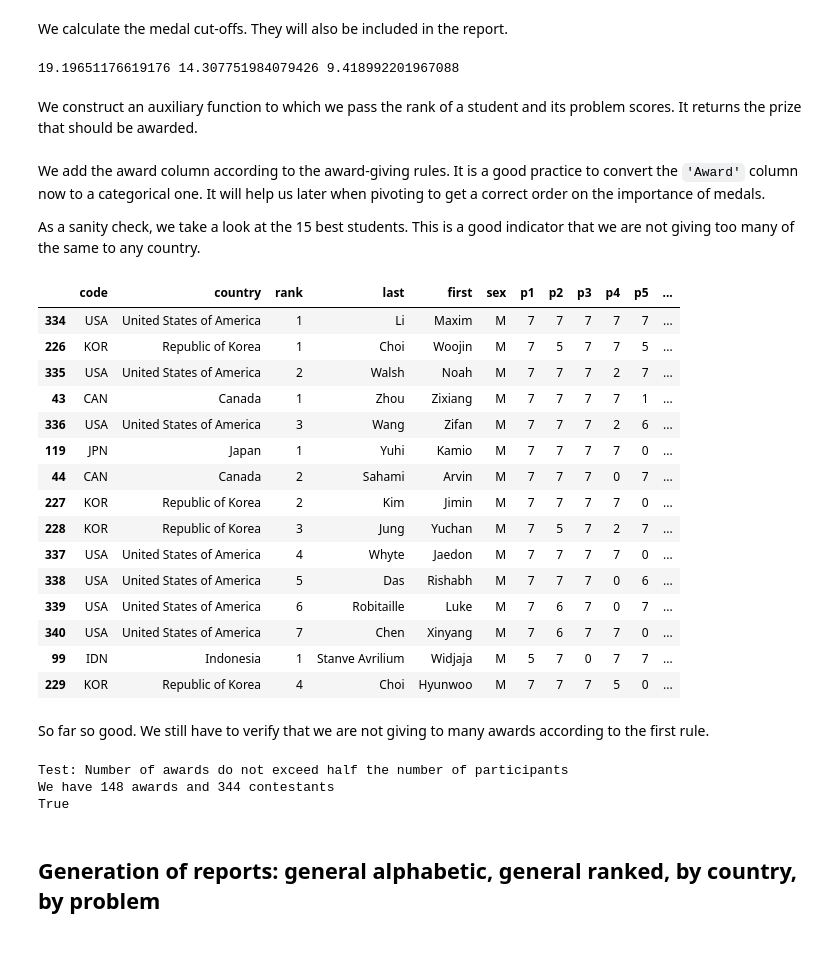
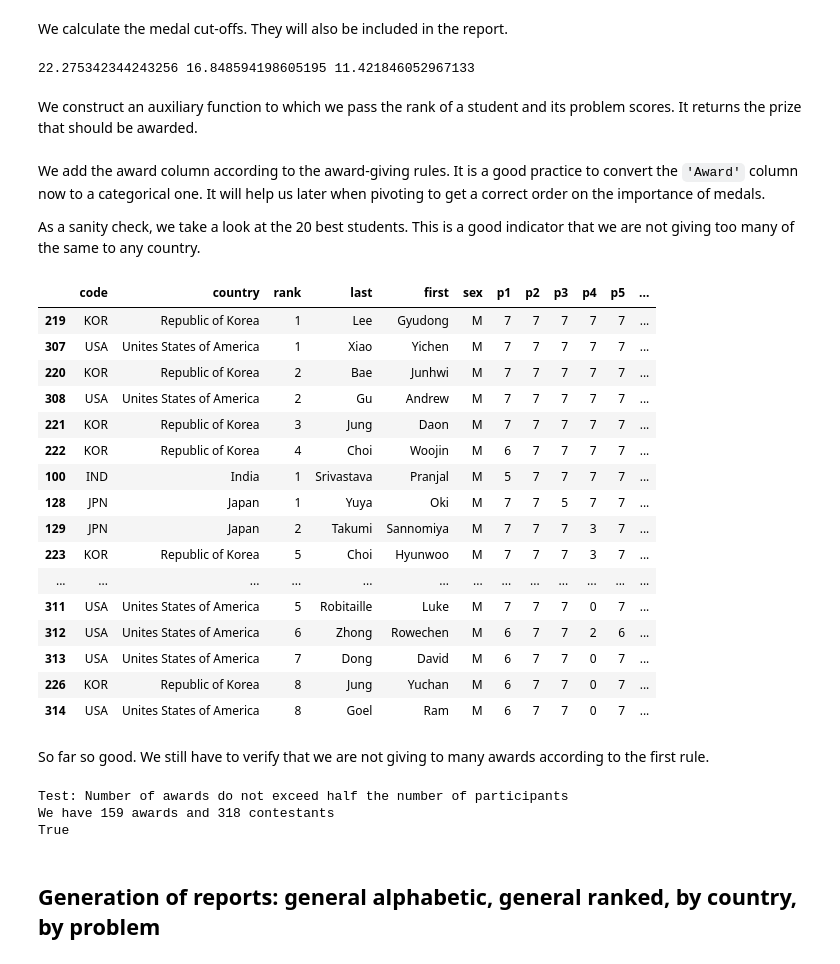
Before and after one commit to leomtz/apmowebsite, a Jupyter notebook: data/st-awards.ipynb, the cells around one changed output. Drawn from its saved outputs; the diff is of its cells as text; code cells hidden in the pictures.

```diff
--- a/data/st-awards.ipynb
+++ b/data/st-awards.ipynb
@@ -11,7 +11,7 @@ import glob
 import json
 
 # For reusability, we set a year varible
-year=2021
+year=2022
 
 st=pd.read_csv('data_clean/scoretable-%s-clean.csv' % year)
 
@@ -59,7 +58,7 @@ silver = meanAPMO + stdAPMO/3
 bronze = meanAPMO - stdAPMO/3
 print(gold, silver, bronze)
 # %% [output]
-19.19651176619176 14.307751984079426 9.418992201967088
+22.275342344243256 16.848594198605195 11.421846052967133
 # %% [markdown]
 We construct an auxiliary function to which we pass the rank of a student and its problem scores. It returns the prize that should be awarded.
 # %%
@@ -82,33 +81,34 @@ def award(result):
 # %% [markdown]
 We add the award column according to the award-giving rules. It is a good practice to convert the `'Award'` column now to a categorical one. It will help us later when pivoting to get a correct order on the importance of medals.
 
-As a sanity check, we take a look at the 15 best students. This is a good indicator that we are not giving too many of the same to any country.
+As a sanity check, we take a look at the 20 best students. This is a good indicator that we are not giving too many of the same to any country.
 # %%
 prob_cols = ['p%s' % j for j in range(1,6)]
 st['award'] = st[prob_cols+['rank']].apply(award, axis='columns')
 
 st['award'] = pd.Categorical(st['award'],
                                        categories=['Gold', 'Silver', 'Bronze', 'Hon. Men.', ''], ordered=True)
 
 # We peek at the best students
-st.sort_values(['total','rank'], ascending=[False,True]).head(15)
+st.sort_values(['total','rank'], ascending=[False,True]).head(20)
 # %% [output]
 |  | code | country | rank | last | first | sex | p1 | p2 | p3 | p4 | p5 | ... |
-| 334 | USA | United States of America | 1 | Li | Maxim | M | 7 | 7 | 7 | 7 | 7 | ... |
-| 226 | KOR | Republic of Korea | 1 | Choi | Woojin | M | 7 | 5 | 7 | 7 | 5 | ... |
-| 335 | USA | United States of America | 2 | Walsh | Noah | M | 7 | 7 | 7 | 2 | 7 | ... |
-| 43 | CAN | Canada | 1 | Zhou | Zixiang | M | 7 | 7 | 7 | 7 | 1 | ... |
-| 336 | USA | United States of America | 3 | Wang | Zifan | M | 7 | 7 | 7 | 2 | 6 | ... |
-| 119 | JPN | Japan | 1 | Yuhi | Kamio | M | 7 | 7 | 7 | 7 | 0 | ... |
-| 44 | CAN | Canada | 2 | Sahami | Arvin | M | 7 | 7 | 7 | 0 | 7 | ... |
-| 227 | KOR | Republic of Korea | 2 | Kim | Jimin | M | 7 | 7 | 7 | 7 | 0 | ... |
-| 228 | KOR | Republic of Korea | 3 | Jung | Yuchan | M | 7 | 5 | 7 | 2 | 7 | ... |
-| 337 | USA | United States of America | 4 | Whyte | Jaedon | M | 7 | 7 | 7 | 7 | 0 | ... |
-| 338 | USA | United States of America | 5 | Das | Rishabh | M | 7 | 7 | 7 | 0 | 6 | ... |
-| 339 | USA | United States of America | 6 | Robitaille | Luke | M | 7 | 6 | 7 | 0 | 7 | ... |
-| 340 | USA | United States of America | 7 | Chen | Xinyang | M | 7 | 6 | 7 | 7 | 0 | ... |
-| 99 | IDN | Indonesia | 1 | Stanve Avrilium | Widjaja | M | 5 | 7 | 0 | 7 | 7 | ... |
-| 229 | KOR | Republic of Korea | 4 | Choi | Hyunwoo | M | 7 | 7 | 7 | 5 | 0 | ... |
+| 219 | KOR | Republic of Korea | 1 | Lee | Gyudong | M | 7 | 7 | 7 | 7 | 7 | ... |
+| 307 | USA | Unites States of America | 1 | Xiao | Yichen | M | 7 | 7 | 7 | 7 | 7 | ... |
+| 220 | KOR | Republic of Korea | 2 | Bae | Junhwi | M | 7 | 7 | 7 | 7 | 7 | ... |
+| 308 | USA | Unites States of America | 2 | Gu | Andrew | M | 7 | 7 | 7 | 7 | 7 | ... |
+| 221 | KOR | Republic of Korea | 3 | Jung | Daon | M | 7 | 7 | 7 | 7 | 7 | ... |
+| 222 | KOR | Republic of Korea | 4 | Choi | Woojin | M | 6 | 7 | 7 | 7 | 7 | ... |
+| 100 | IND | India | 1 | Srivastava | Pranjal | M | 5 | 7 | 7 | 7 | 7 | ... |
+| 128 | JPN | Japan | 1 | Yuya | Oki | M | 7 | 7 | 5 | 7 | 7 | ... |
+| 129 | JPN | Japan | 2 | Takumi | Sannomiya | M | 7 | 7 | 7 | 3 | 7 | ... |
+| 223 | KOR | Republic of Korea | 5 | Choi | Hyunwoo | M | 7 | 7 | 7 | 3 | 7 | ... |
+| ... | ... | ... | ... | ... | ... | ... | ... | ... | ... | ... | ... | ... |
+| 311 | USA | Unites States of America | 5 | Robitaille | Luke | M | 7 | 7 | 7 | 0 | 7 | ... |
+| 312 | USA | Unites States of America | 6 | Zhong | Rowechen | M | 6 | 7 | 7 | 2 | 6 | ... |
+| 313 | USA | Unites States of America | 7 | Dong | David | M | 6 | 7 | 7 | 0 | 7 | ... |
+| 226 | KOR | Republic of Korea | 8 | Jung | Yuchan | M | 6 | 7 | 7 | 0 | 7 | ... |
+| 314 | USA | Unites States of America | 8 | Goel | Ram | M | 6 | 7 | 7 | 0 | 7 | ... |
 # %% [markdown]
 So far so good. We still have to verify that we are not giving to many awards according to the first rule.
 # %%
@@ -120,7 +120,7 @@ print("We have %s awards and %s contestants" % (num_awards, num_contestants))
 print(num_awards<=(num_contestants+1)/2)
 # %% [output]
 Test: Number of awards do not exceed half the number of participants
-We have 148 awards and 344 contestants
+We have 159 awards and 318 contestants
 True
 # %% [markdown]
 ## Generation of reports: general alphabetic, general ranked, by country, by problem
```
Also changed, not shown: parts of 8 cells of this notebook, 23 other files.
